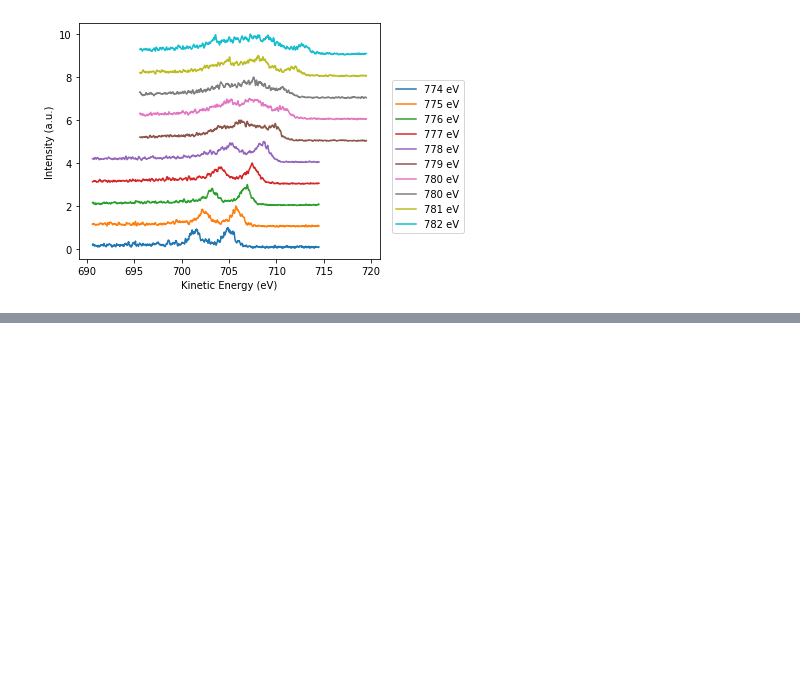
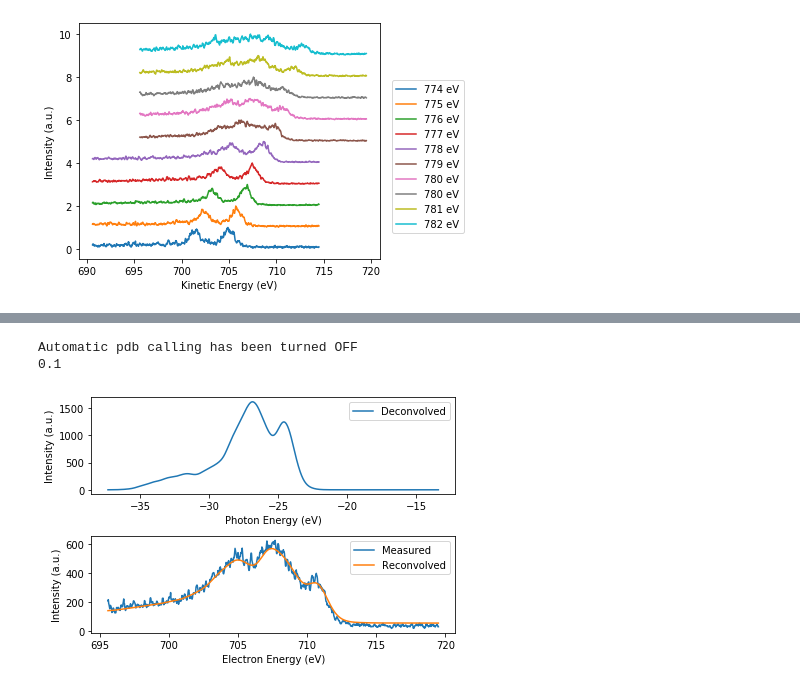
Before and after one commit to dhigley6/PAX2, a Jupyter notebook: notebooks/tutorial_on_lcls_data.ipynb, the cells around one changed output, grey strips where cells are left out. Saved outputs shown, nothing was run; the diff lists cells and outputs as text; code cells hidden in the pictures; blank space fills up the shorter version.

```diff
--- a/notebooks/tutorial_on_lcls_data.ipynb
+++ b/notebooks/tutorial_on_lcls_data.ipynb
@@ -37,3 +50,13 @@ plt.gcf().subplots_adjust(right=0.8)
+# %%
+%pdb
+from pax_deconvolve import visualize
+visualize.plot_result(deconvolver)
+visualize.plot_cv(deconvolver)
+print(deconvolver.best_regularization_strength_)
+# %% [output]
+Automatic pdb calling has been turned OFF
+0.1
+[figure, added]
 # %%
 # Deconvolve the PAX spectra
 deconvolver_list = []
```
Also changed, not shown: parts of 4 cells of this notebook, 2 other files.
